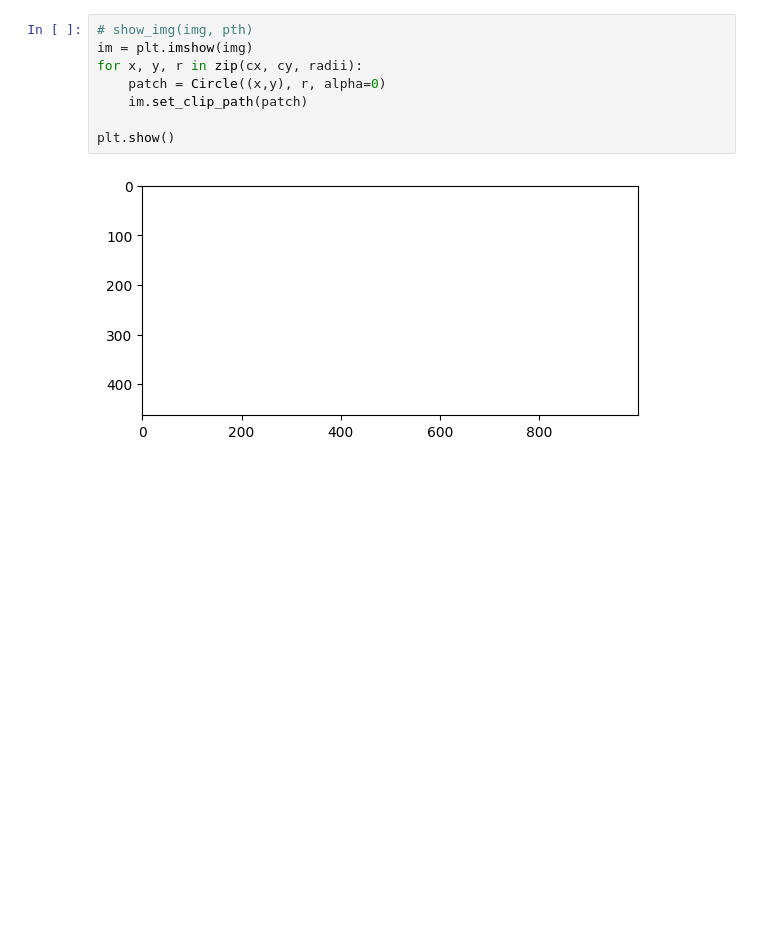
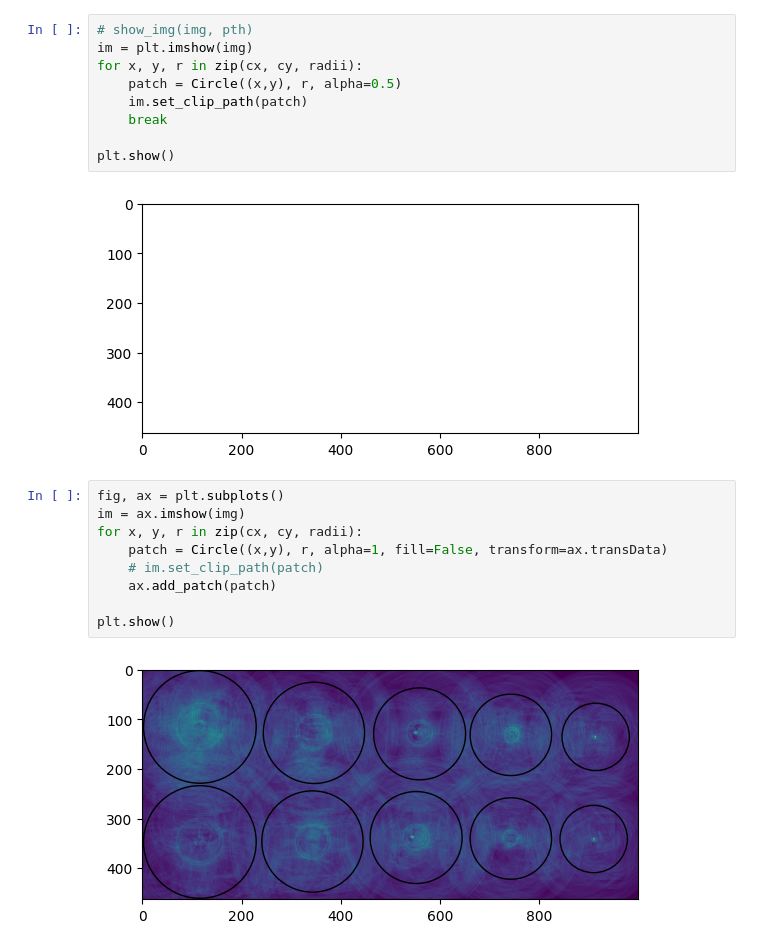
Before and after one commit to marekd6/CV1_labs, a Jupyter notebook: Assignment 03-20251203/cv1_3_1.ipynb, the cells around one changed output. Drawn from its saved outputs; the diff is of its cells as text; blank space fills up the shorter version.

```diff
--- a/Assignment 03-20251203/cv1_3_1.ipynb
+++ b/Assignment 03-20251203/cv1_3_1.ipynb
@@ -139,9 +139,21 @@ plt.show()
 # show_img(img, pth)
 im = plt.imshow(img)
 for x, y, r in zip(cx, cy, radii):
-    patch = Circle((x,y), r, alpha=0)
+    patch = Circle((x,y), r, alpha=0.5)
     im.set_clip_path(patch)
+    break
 
 plt.show()
 # %% [output]
 [figure]
+# %%
+fig, ax = plt.subplots()
+im = ax.imshow(img)
+for x, y, r in zip(cx, cy, radii):
+    patch = Circle((x,y), r, alpha=1, fill=False, transform=ax.transData)
+    # im.set_clip_path(patch)
+    ax.add_patch(patch)
+
+plt.show()
+# %% [output]
+[figure, added]
```
